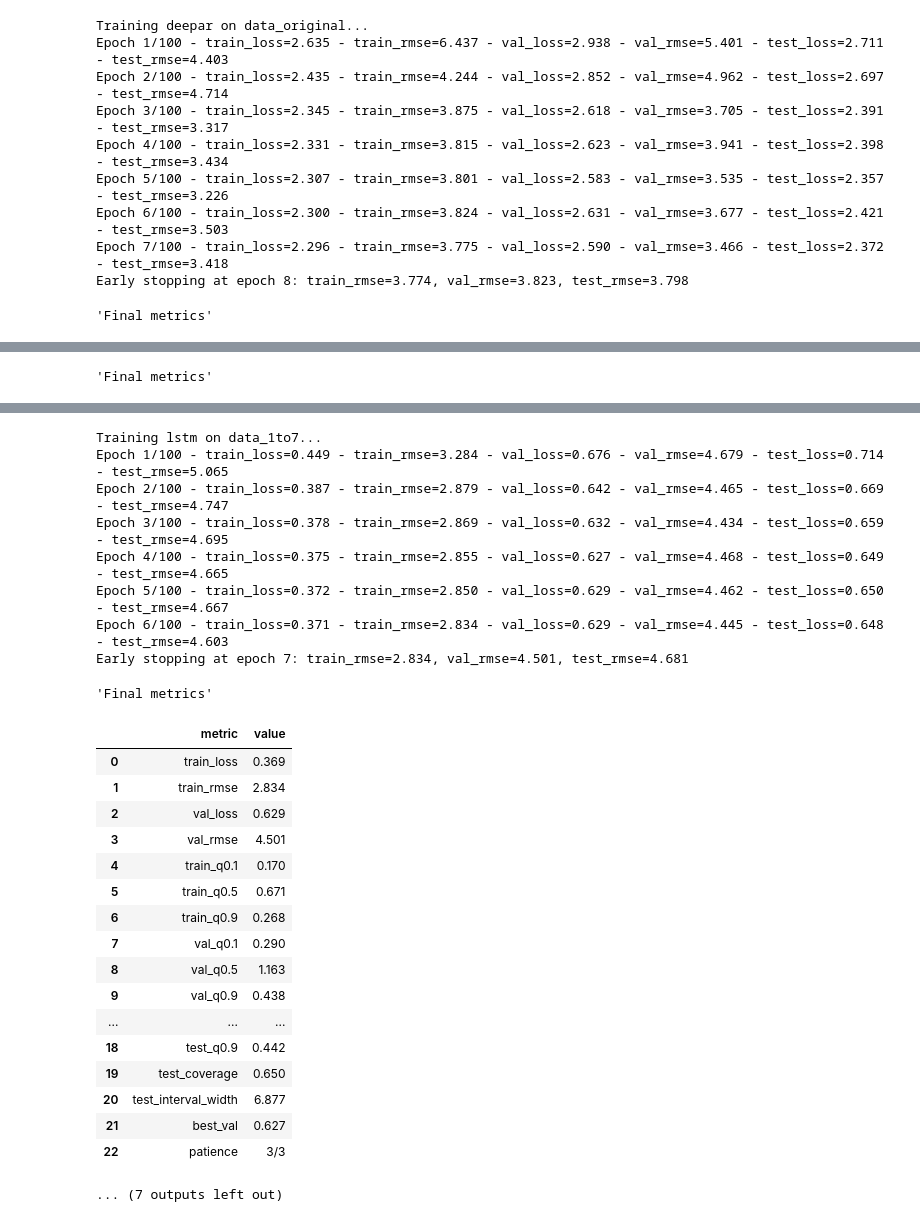
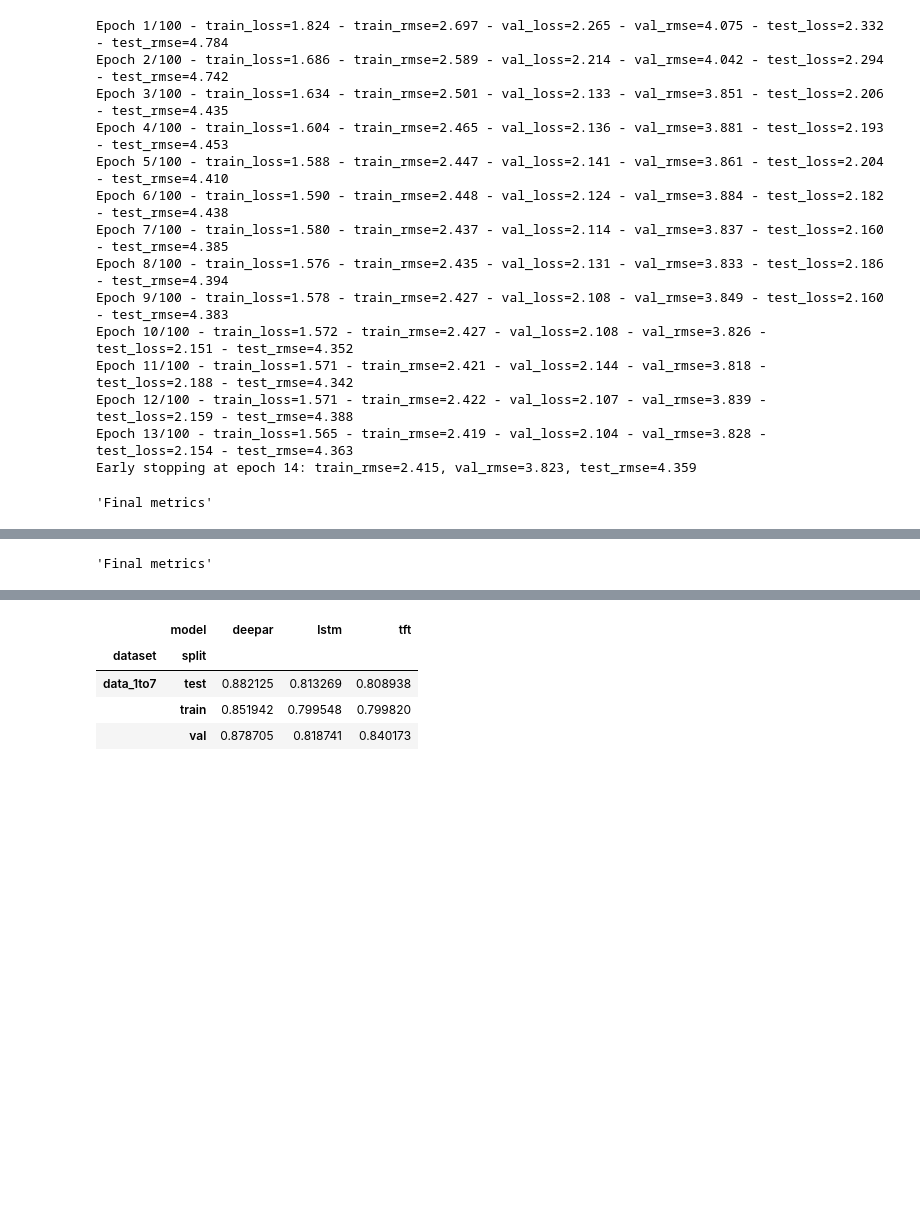
Before and after one commit to colinminini/LLM6G-Repository, a Jupyter notebook: run_nb.ipynb, the cells around one changed output, grey strips where cells are left out. Cells and saved outputs as stored; diff of their text form; code cells hidden in the pictures; blank space fills up the shorter version.

```diff
--- a/run_nb.ipynb
+++ b/run_nb.ipynb
@@ -82,16 +84,27 @@ This runs LSTM, DeepAR, and TFT on both datasets. RMSE shown is the final epoch
 # %%
-train_results, train_histories = train_all()
+train_results, train_histories = train_all(
+    MODEL_TYPES,
+    DATASET,
+    context_length=CONTEXT_LENGTH,
+    forecast_length=FORECAST_LENGTH,
+    quantiles=QUANTILES,
+    max_epochs=MAX_EPOCHS,
+    patience=PATIENCE,
+    hidden_size=HIDDEN_SIZE,
+    num_layers=NUM_LAYERS,
+    num_heads=NUM_HEADS,
+)
 
 train_rows = []
 for (dataset, model), metrics in train_results.items():
-    for split, rmse in metrics.items():
+    for split, coverage in metrics.items():
         train_rows.append(
-            {"dataset": dataset, "split": split, "model": model, "rmse": rmse}
+            {"dataset": dataset, "split": split, "model": model, "coverage": coverage}
         )
 
 train_df = pd.DataFrame(train_rows)
 train_pivot = train_df.pivot_table(
-    index=["dataset", "split"], columns="model", values="rmse"
+    index=["dataset", "split"], columns="model", values="coverage"
 ).sort_index()
 train_pivot
 # %% [output]
@@ -134,11 +135,16 @@ Early stopping at epoch 17: train_rmse=4.205, val_rmse=7.338, test_rmse=5.423
-Training deepar on data_original...
-Epoch 1/100 - train_loss=2.635 - train_rmse=6.437 - val_loss=2.938 - val_rmse=5.401 - test_loss=2.711 - test_rmse=4.403
-Epoch 2/100 - train_loss=2.435 - train_rmse=4.244 - val_loss=2.852 - val_rmse=4.962 - test_loss=2.697 - test_rmse=4.714
-Epoch 3/100 - train_loss=2.345 - train_rmse=3.875 - val_loss=2.618 - val_rmse=3.705 - test_loss=2.391 - test_rmse=3.317
-Epoch 4/100 - train_loss=2.331 - train_rmse=3.815 - val_loss=2.623 - val_rmse=3.941 - test_loss=2.398 - test_rmse=3.434
-Epoch 5/100 - train_loss=2.307 - train_rmse=3.801 - val_loss=2.583 - val_rmse=3.535 - test_loss=2.357 - test_rmse=3.226
-Epoch 6/100 - train_loss=2.300 - train_rmse=3.824 - val_loss=2.631 - val_rmse=3.677 - test_loss=2.421 - test_rmse=3.503
-Epoch 7/100 - train_loss=2.296 - train_rmse=3.775 - val_loss=2.590 - val_rmse=3.466 - test_loss=2.372 - test_rmse=3.418
-Early stopping at epoch 8: train_rmse=3.774, val_rmse=3.823, test_rmse=3.798
+Epoch 1/100 - train_loss=1.824 - train_rmse=2.697 - val_loss=2.265 - val_rmse=4.075 - test_loss=2.332 - test_rmse=4.784
+Epoch 2/100 - train_loss=1.686 - train_rmse=2.589 - val_loss=2.214 - val_rmse=4.042 - test_loss=2.294 - test_rmse=4.742
+Epoch 3/100 - train_loss=1.634 - train_rmse=2.501 - val_loss=2.133 - val_rmse=3.851 - test_loss=2.206 - test_rmse=4.435
+Epoch 4/100 - train_loss=1.604 - train_rmse=2.465 - val_loss=2.136 - val_rmse=3.881 - test_loss=2.193 - test_rmse=4.453
+Epoch 5/100 - train_loss=1.588 - train_rmse=2.447 - val_loss=2.141 - val_rmse=3.861 - test_loss=2.204 - test_rmse=4.410
+Epoch 6/100 - train_loss=1.590 - train_rmse=2.448 - val_loss=2.124 - val_rmse=3.884 - test_loss=2.182 - test_rmse=4.438
+Epoch 7/100 - train_loss=1.580 - train_rmse=2.437 - val_loss=2.114 - val_rmse=3.837 - test_loss=2.160 - test_rmse=4.385
+Epoch 8/100 - train_loss=1.576 - train_rmse=2.435 - val_loss=2.131 - val_rmse=3.833 - test_loss=2.186 - test_rmse=4.394
+Epoch 9/100 - train_loss=1.578 - train_rmse=2.427 - val_loss=2.108 - val_rmse=3.849 - test_loss=2.160 - test_rmse=4.383
+Epoch 10/100 - train_loss=1.572 - train_rmse=2.427 - val_loss=2.108 - val_rmse=3.826 - test_loss=2.151 - test_rmse=4.352
+Epoch 11/100 - train_loss=1.571 - train_rmse=2.421 - val_loss=2.144 - val_rmse=3.818 - test_loss=2.188 - test_rmse=4.342
+Epoch 12/100 - train_loss=1.571 - train_rmse=2.422 - val_loss=2.107 - val_rmse=3.839 - test_loss=2.159 - test_rmse=4.388
+Epoch 13/100 - train_loss=1.565 - train_rmse=2.419 - val_loss=2.104 - val_rmse=3.828 - test_loss=2.154 - test_rmse=4.363
+Early stopping at epoch 14: train_rmse=2.415, val_rmse=3.823, test_rmse=4.359
 'Final metrics'
 |  | metric | value |
@@ -196,28 +190,6 @@ Early stopping at epoch 23: train_rmse=3.818, val_rmse=5.844, test_rmse=3.432
-Training lstm on data_1to7...
-Epoch 1/100 - train_loss=0.449 - train_rmse=3.284 - val_loss=0.676 - val_rmse=4.679 - test_loss=0.714 - test_rmse=5.065
-Epoch 2/100 - train_loss=0.387 - train_rmse=2.879 - val_loss=0.642 - val_rmse=4.465 - test_loss=0.669 - test_rmse=4.747
-Epoch 3/100 - train_loss=0.378 - train_rmse=2.869 - val_loss=0.632 - val_rmse=4.434 - test_loss=0.659 - test_rmse=4.695
-Epoch 4/100 - train_loss=0.375 - train_rmse=2.855 - val_loss=0.627 - val_rmse=4.468 - test_loss=0.649 - test_rmse=4.665
-Epoch 5/100 - train_loss=0.372 - train_rmse=2.850 - val_loss=0.629 - val_rmse=4.462 - test_loss=0.650 - test_rmse=4.667
-Epoch 6/100 - train_loss=0.371 - train_rmse=2.834 - val_loss=0.629 - val_rmse=4.445 - test_loss=0.648 - test_rmse=4.603
-Early stopping at epoch 7: train_rmse=2.834, val_rmse=4.501, test_rmse=4.681
-'Final metrics'
-|  | metric | value |
-| 0 | train_loss | 0.369 |
-| 1 | train_rmse | 2.834 |
-| 2 | val_loss | 0.629 |
-| 3 | val_rmse | 4.501 |
-| 4 | train_q0.1 | 0.170 |
-| 5 | train_q0.5 | 0.671 |
-| 6 | train_q0.9 | 0.268 |
-| 7 | val_q0.1 | 0.290 |
-| 8 | val_q0.5 | 1.163 |
-| 9 | val_q0.9 | 0.438 |
-| ... | ... | ... |
-| 18 | test_q0.9 | 0.442 |
-| 19 | test_coverage | 0.650 |
-| 20 | test_interval_width | 6.877 |
-| 21 | best_val | 0.627 |
-| 22 | patience | 3/3 |
+|  | model | deepar | lstm | tft |
+| dataset | split |  |  |  |
+| data_1to7 | test | 0.882125 | 0.813269 | 0.808938 |
+|  | train | 0.851942 | 0.799548 | 0.799820 |
+|  | val | 0.878705 | 0.818741 | 0.840173 |
-... (7 outputs left out)
 # %% [markdown]
```
Also changed, not shown: parts of 9 cells of this notebook, 30 other files.
